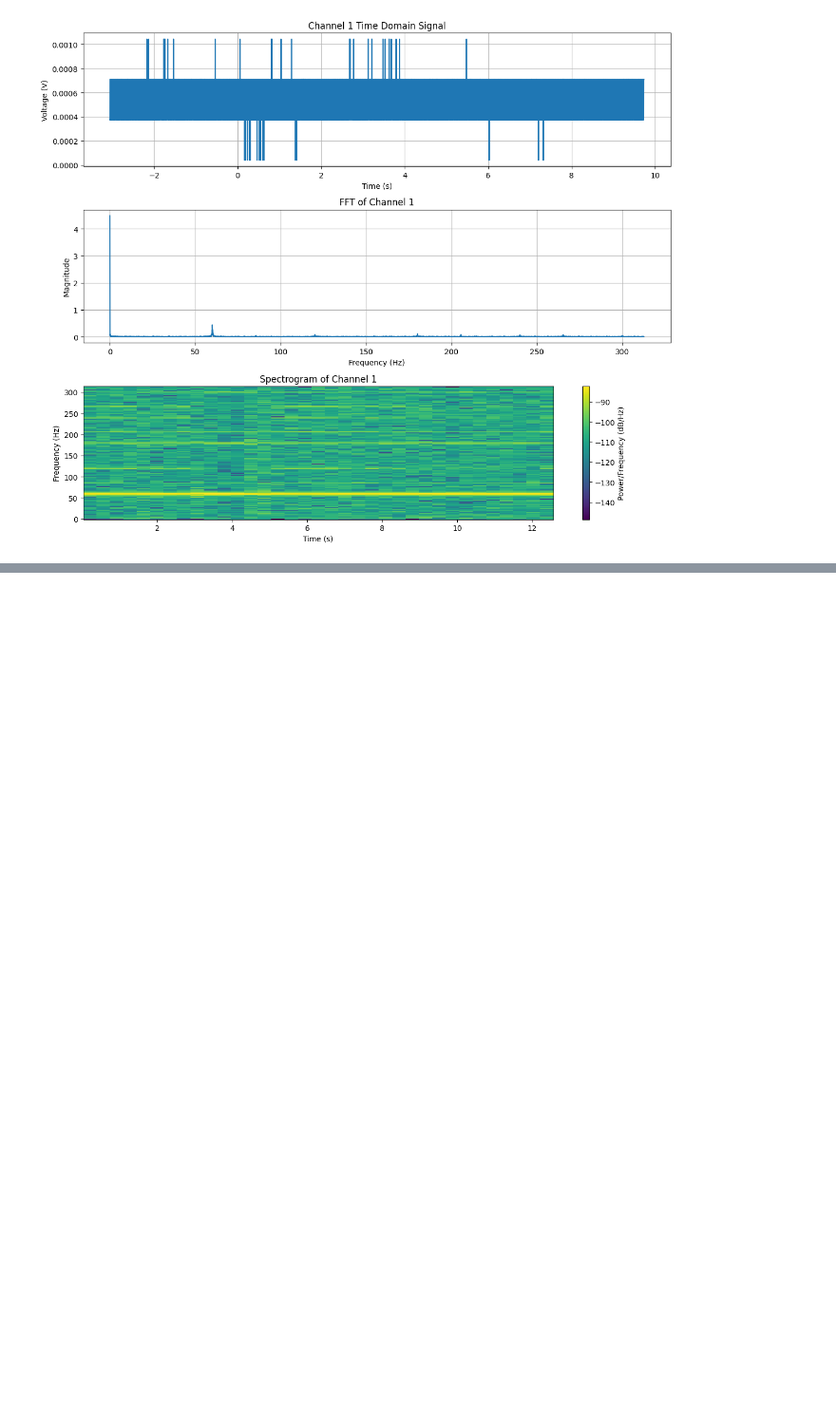
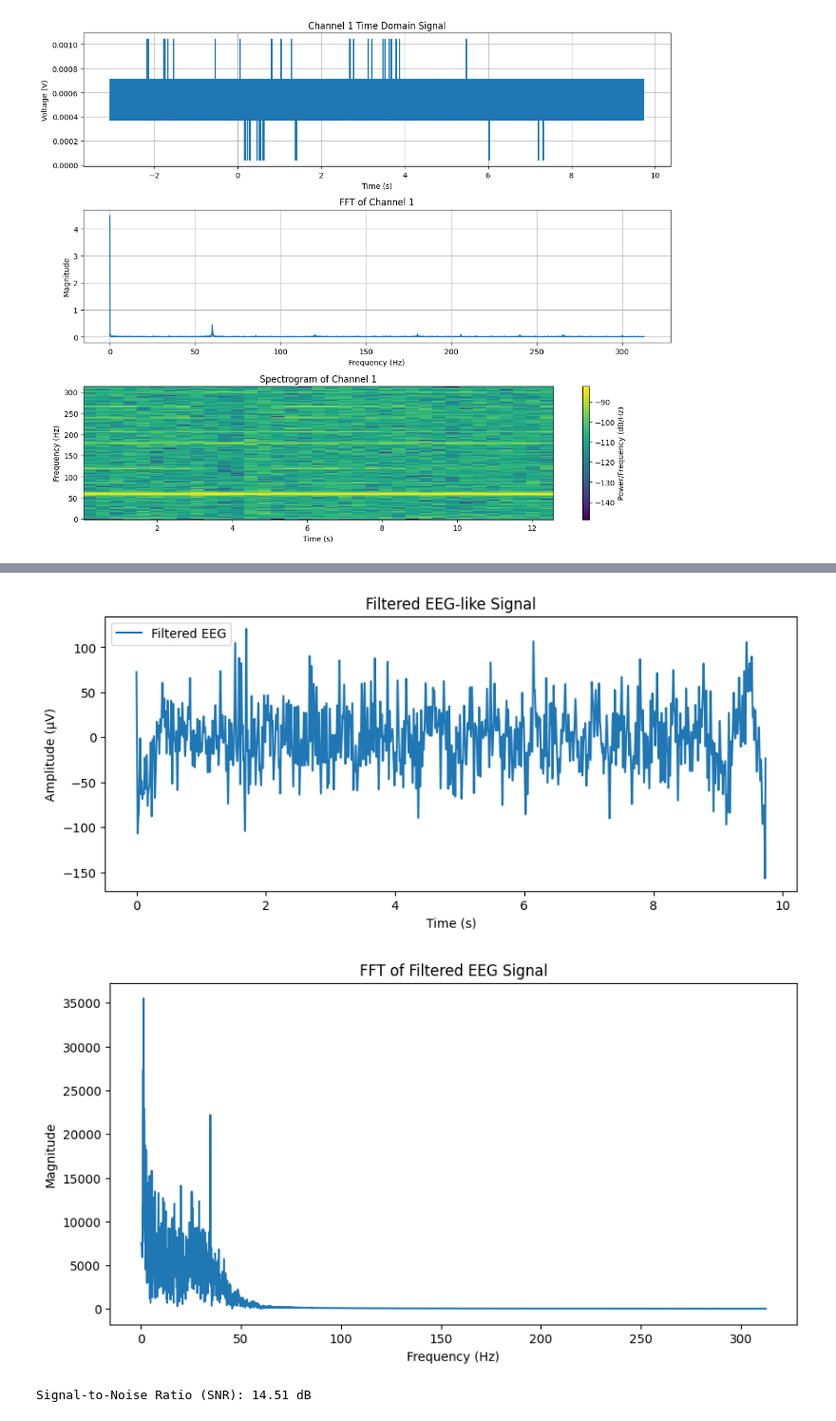
Before and after one commit to amukherjee7/synopsys, a Jupyter notebook: new.ipynb, the cells around one changed output, grey strips where cells are left out. Shown at 95% size. Drawn from its saved outputs; the diff is of its cells as text; code cells hidden in the pictures; blank space fills up the shorter version.

```diff
--- a/new.ipynb
+++ b/new.ipynb
@@ -47,0 +69,76 @@ plt.show()
+# %%
+import numpy as np
+import pandas as pd
+import scipy.signal as signal
+import matplotlib.pyplot as plt
+
+# Load data
+file_path = "/Users/mac/Documents/synopsys/data/anu.csv"  # Replace with actual file path
+df = pd.read_csv(file_path)  # Skip header rows
+time = df.iloc[:, 0]  # Time column
+channel_1 = df.iloc[:, 1]  # EEG-like signal
+
+# Remove DC offset
+channel_1 -= np.mean(channel_1)
+
+# Bandpass filter (1-40 Hz, typical EEG range)
+fs = 625.34  # Sampling rate
+lowcut = 1.0  # Low cut for EEG (Hz)
+highcut = 40.0  # High cut for EEG (Hz)
+order = 4  # Filter order
+
+nyquist = 0.5 * fs
+low = lowcut / nyquist
+high = highcut / nyquist
+b, a = signal.butter(order, [low, high], btype='band')
+
+filtered_signal = signal.filtfilt(b, a, channel_1)
+
+# Notch filter (60 Hz to remove power line noise)
+notch_freq = 60.0
+Q = 30.0  # Quality factor
+b_notch, a_notch = signal.iirnotch(notch_freq / nyquist, Q)
+filtered_signal = signal.filtfilt(b_notch, a_notch, filtered_signal)
+
+# Convert to microvolts (assuming raw data is in volts)
+filtered_signal *= 1e6  # Convert V to µV
+
+# Plot the EEG-like signal
+plt.figure(figsize=(10, 4))
+plt.plot(time, filtered_signal, label="Filtered EEG")
+plt.xlabel("Time (s)")
+plt.ylabel("Amplitude (µV)")
+plt.title("Filtered EEG-like Signal")
+plt.legend()
+plt.show()
+
+# Compute FFT
+N = len(filtered_signal)
+freqs = np.fft.fftfreq(N, d=1/fs)
+fft_values = np.fft.fft(filtered_signal)
+
+# Plot FFT
+plt.figure(figsize=(10, 5))
+plt.plot(freqs[:N//2], np.abs(fft_values[:N//2]))  # Only positive frequencies
+plt.xlabel("Frequency (Hz)")
+plt.ylabel("Magnitude")
+plt.title("FFT of Filtered EEG Signal")
+plt.show()
+
+# Compute Power Spectral Density (PSD) using Welch's method
+f, psd = signal.welch(filtered_signal, fs, nperseg=1024)
+
+# Estimate Signal Power (Assume EEG is mostly in 1-40 Hz range)
+signal_power = np.sum(psd[(f >= 1) & (f <= 40)])
+
+# Estimate Noise Power (Assume noise is outside 1-40 Hz range)
+noise_power = np.sum(psd[(f < 1) | (f > 40)])
+
+# Compute SNR in dB
+snr_db = 10 * np.log10(signal_power / noise_power)
+
+print(f"Signal-to-Noise Ratio (SNR): {snr_db:.2f} dB")
+# %% [output]
+[figure, added]
+[figure, added]
+Signal-to-Noise Ratio (SNR): 14.51 dB
```
Also changed, not shown: parts of 22 cells of this notebook, 2 other files.
